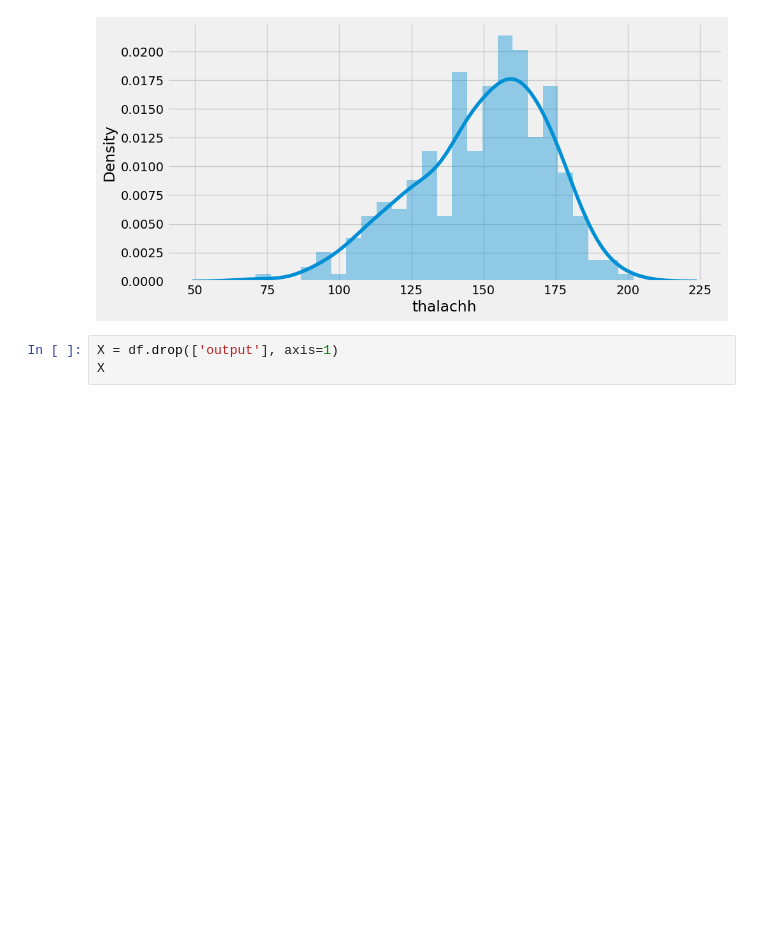
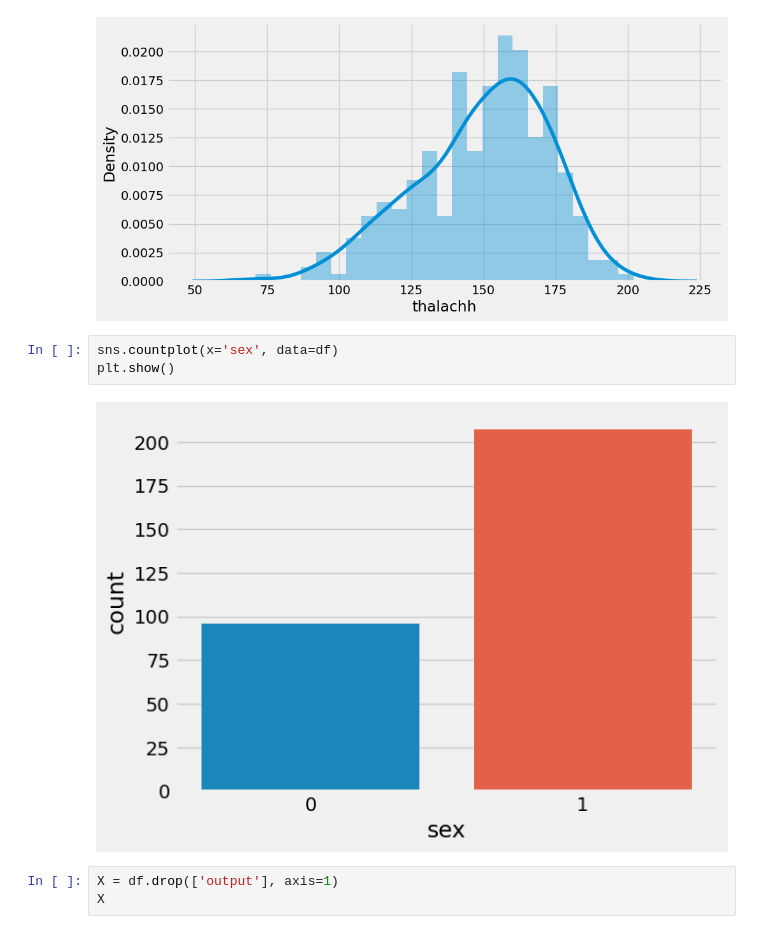
Before and after one commit to Sithysak/Heart-Attack-Prediction, a Jupyter notebook: Predict Heart Attack.ipynb, the cells around one changed output. Saved outputs shown, nothing was run; the diff lists cells and outputs as text; blank space fills up the shorter version.

Commit message:
unique value & line chart

```diff
--- a/Predict Heart Attack.ipynb
+++ b/Predict Heart Attack.ipynb
@@ -205,6 +224,11 @@ https://gist.github.com/mwaskom/de44147ed2974457ad6372750bbe5751
   sns.distplot(df['thalachh'], bins = 25)
 <Axes: xlabel='thalachh', ylabel='Density'>
 [figure]
+# %%
+sns.countplot(x='sex', data=df)
+plt.show()
+# %% [output]
+[figure, added]
 # %%
 X = df.drop(['output'], axis=1)
 X
```
Also changed, not shown: parts of 3 cells of this notebook.
